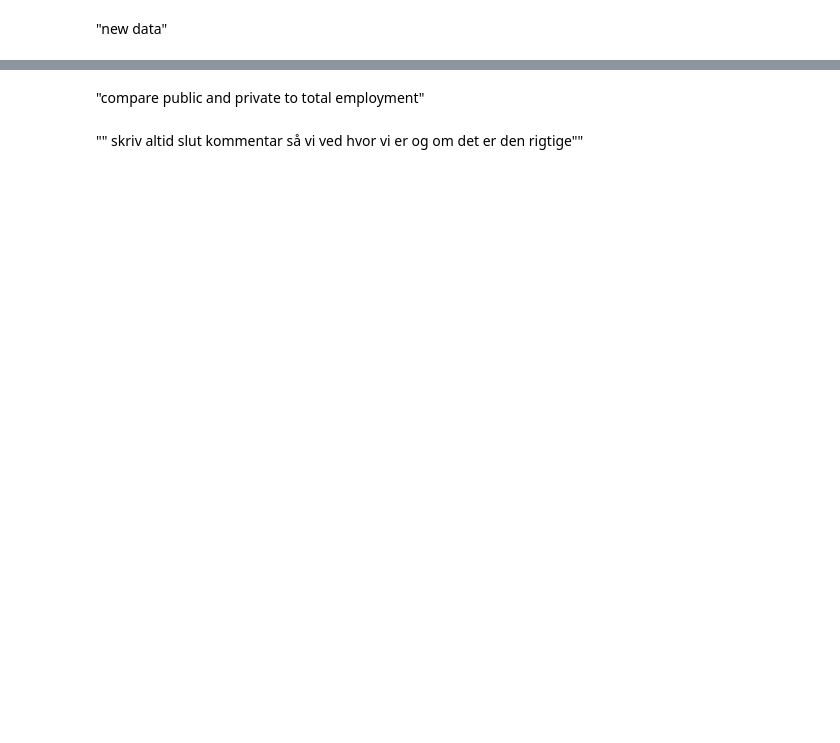
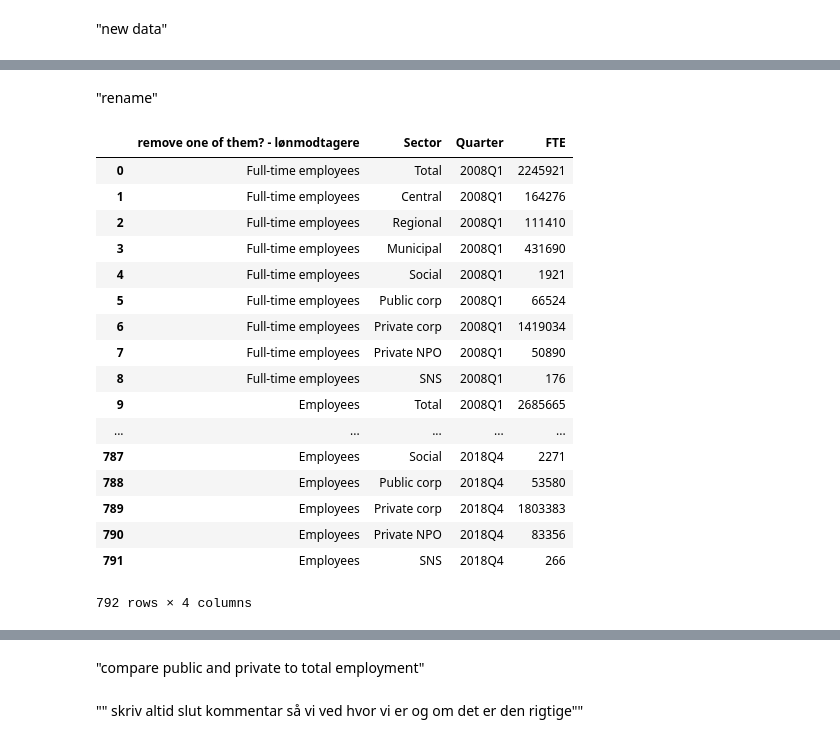
Before and after one commit to NumEconCopenhagen/projects-2019-nx31, a Jupyter notebook: dataproject/NX31_Data_Project.ipynb, the cells around one changed output, grey strips where cells are left out. Drawn from its saved outputs; the diff is of its cells as text; code cells hidden in the pictures; blank space fills up the shorter version.

```diff
--- a/dataproject/NX31_Data_Project.ipynb
+++ b/dataproject/NX31_Data_Project.ipynb
@@ -219,0 +275,28 @@ Text(0.5, 1.0, 'Share of total public employment')
+# %% [markdown]
+"rename"
+# %%
+EM_raw.rename(columns = columns_dict3, inplace = True)
+
+for key, value in var_dict2.items():
+    EM_raw.Sector.replace(key, value, inplace = True)
+
+EM_raw
+# %% [output]
+|  | remove one of them? - lønmodtagere | Sector | Quarter | FTE |
+| 0 | Full-time employees | Total | 2008Q1 | 2245921 |
+| 1 | Full-time employees | Central | 2008Q1 | 164276 |
+| 2 | Full-time employees | Regional | 2008Q1 | 111410 |
+| 3 | Full-time employees | Municipal | 2008Q1 | 431690 |
+| 4 | Full-time employees | Social | 2008Q1 | 1921 |
+| 5 | Full-time employees | Public corp | 2008Q1 | 66524 |
+| 6 | Full-time employees | Private corp | 2008Q1 | 1419034 |
+| 7 | Full-time employees | Private NPO | 2008Q1 | 50890 |
+| 8 | Full-time employees | SNS | 2008Q1 | 176 |
+| 9 | Employees | Total | 2008Q1 | 2685665 |
+| ... | ... | ... | ... | ... |
+| 787 | Employees | Social | 2018Q4 | 2271 |
+| 788 | Employees | Public corp | 2018Q4 | 53580 |
+| 789 | Employees | Private corp | 2018Q4 | 1803383 |
+| 790 | Employees | Private NPO | 2018Q4 | 83356 |
+| 791 | Employees | SNS | 2018Q4 | 266 |
+792 rows × 4 columns
```
Also changed, not shown: parts of 9 cells of this notebook.
